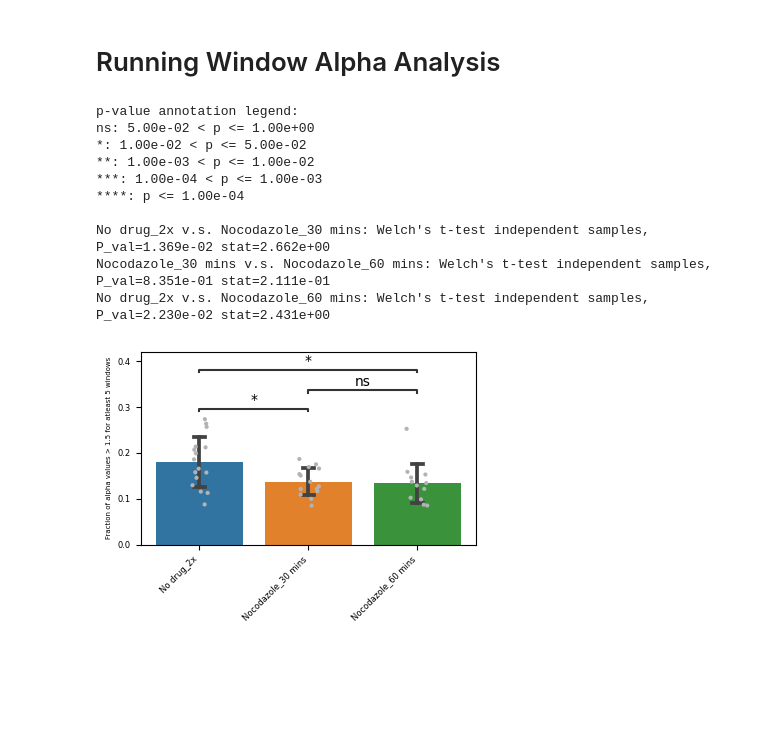
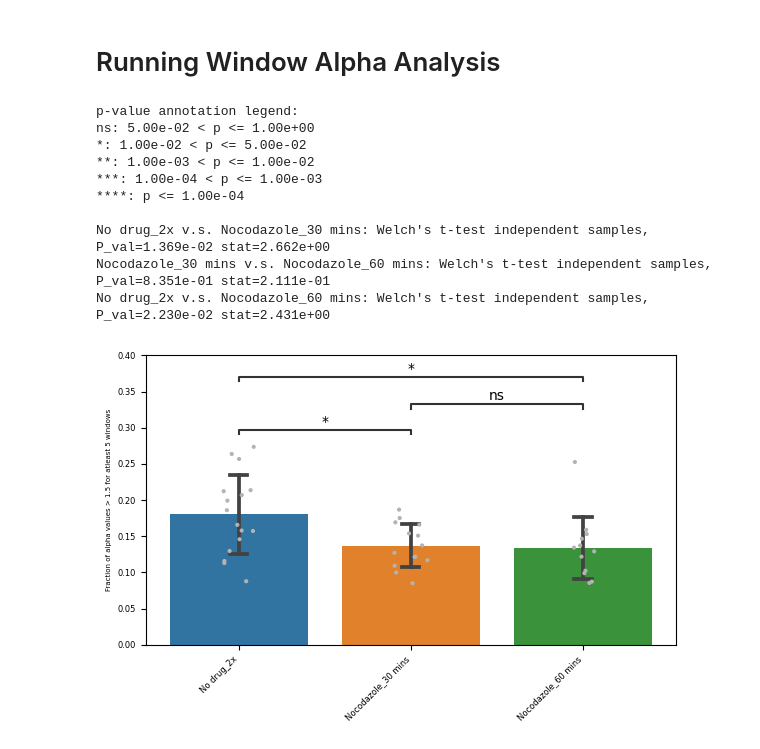
Before and after one commit to walterlab-um/Hyperosmotic_Confinement-Jump, a Jupyter notebook: plots/jupyter_running window_alpha.ipynb, the cells around one changed output. Cells and saved outputs as stored; diff of their text form; code cells hidden in the pictures; blank space fills up the shorter version.

```diff
--- a/plots/jupyter_running window_alpha.ipynb
+++ b/plots/jupyter_running window_alpha.ipynb
@@ -53,30 +53,30 @@ csv_file_path = os.path.join(save_path, "fraction_trajectories_alpha gt 1.5_atle
 data.to_csv(csv_file_path, index=False)
 # %%
 # Plotting
-plt.figure(figsize=(4, 3))
+plt.figure(figsize=(6, 4),)
 ax = sns.barplot(data=data, x="label", y="fraction_alpha", ci='sd', capsize=0.1, estimator=np.mean)
 sns.stripplot(data=data, x="label", y="fraction_alpha", color="0.7", size=3)
 
 # Add statistical annotations
 box_pairs = [("No drug_2x", "Nocodazole_30 mins"), ("No drug_2x", "Nocodazole_60 mins"), ("Nocodazole_30 mins", "Nocodazole_60 mins")]
 test_stats = add_stat_annotation(ax, data=data, x="label", y="fraction_alpha", box_pairs=box_pairs, test="t-test_welch", comparisons_correction=None, text_format="star", loc="inside", verbose=2)
 
 plt.xticks(rotation=45, ha="right", fontsize=6)
 plt.yticks(fontsize=6)
 plt.ylabel("Fraction of alpha values > 1.5 for atleast 5 windows", fontsize=5)
 plt.xlabel("")
 plt.ylim(0, None)
 plt.tight_layout()
 plt.show()
 # %% [output]
 p-value annotation legend:
 ns: 5.00e-02 < p <= 1.00e+00
 *: 1.00e-02 < p <= 5.00e-02
 **: 1.00e-03 < p <= 1.00e-02
 ***: 1.00e-04 < p <= 1.00e-03
 ****: p <= 1.00e-04
 
 No drug_2x v.s. Nocodazole_30 mins: Welch's t-test independent samples, P_val=1.369e-02 stat=2.662e+00
 Nocodazole_30 mins v.s. Nocodazole_60 mins: Welch's t-test independent samples, P_val=8.351e-01 stat=2.111e-01
 No drug_2x v.s. Nocodazole_60 mins: Welch's t-test independent samples, P_val=2.230e-02 stat=2.431e+00
-[figure, old version]
+[figure, new version]
```
Also changed, not shown: parts of 6 cells of this notebook.
